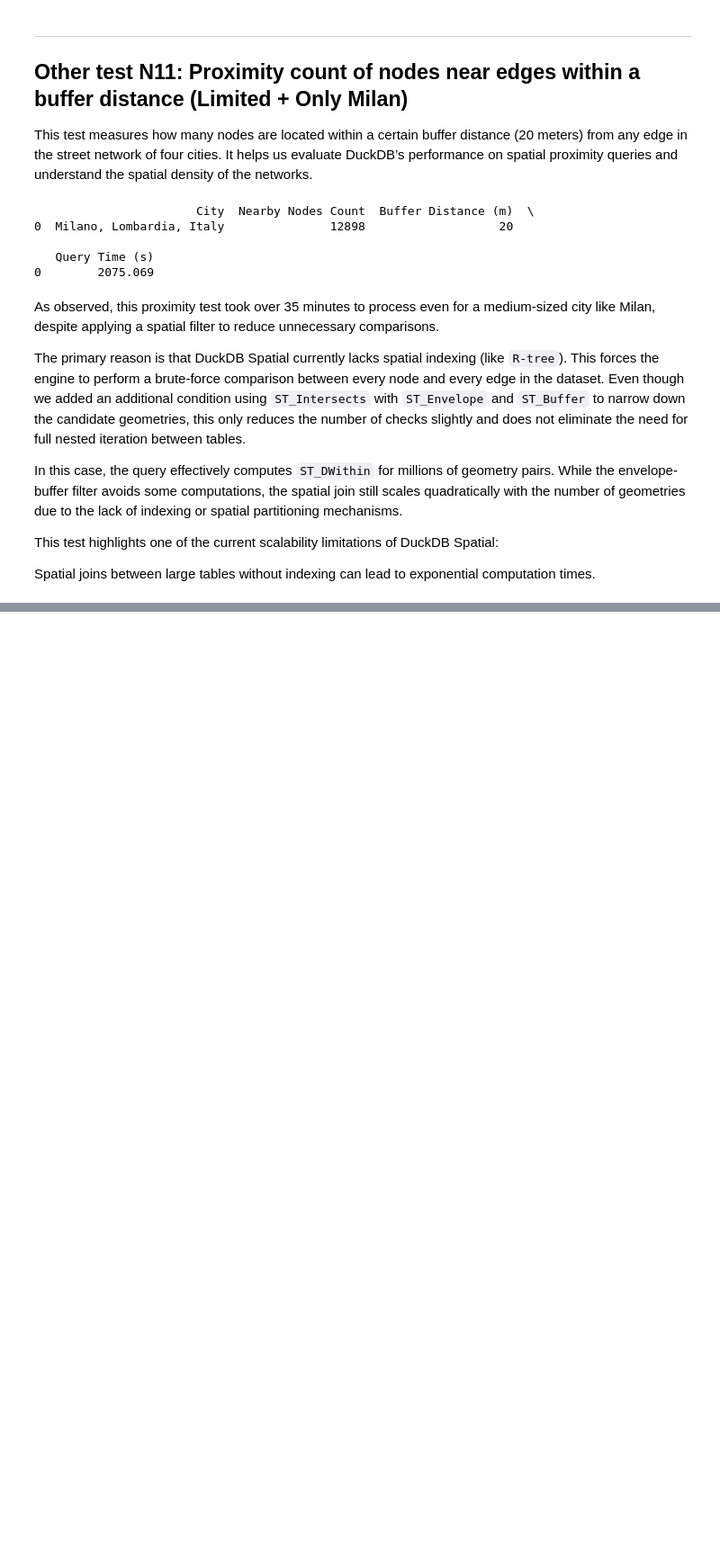
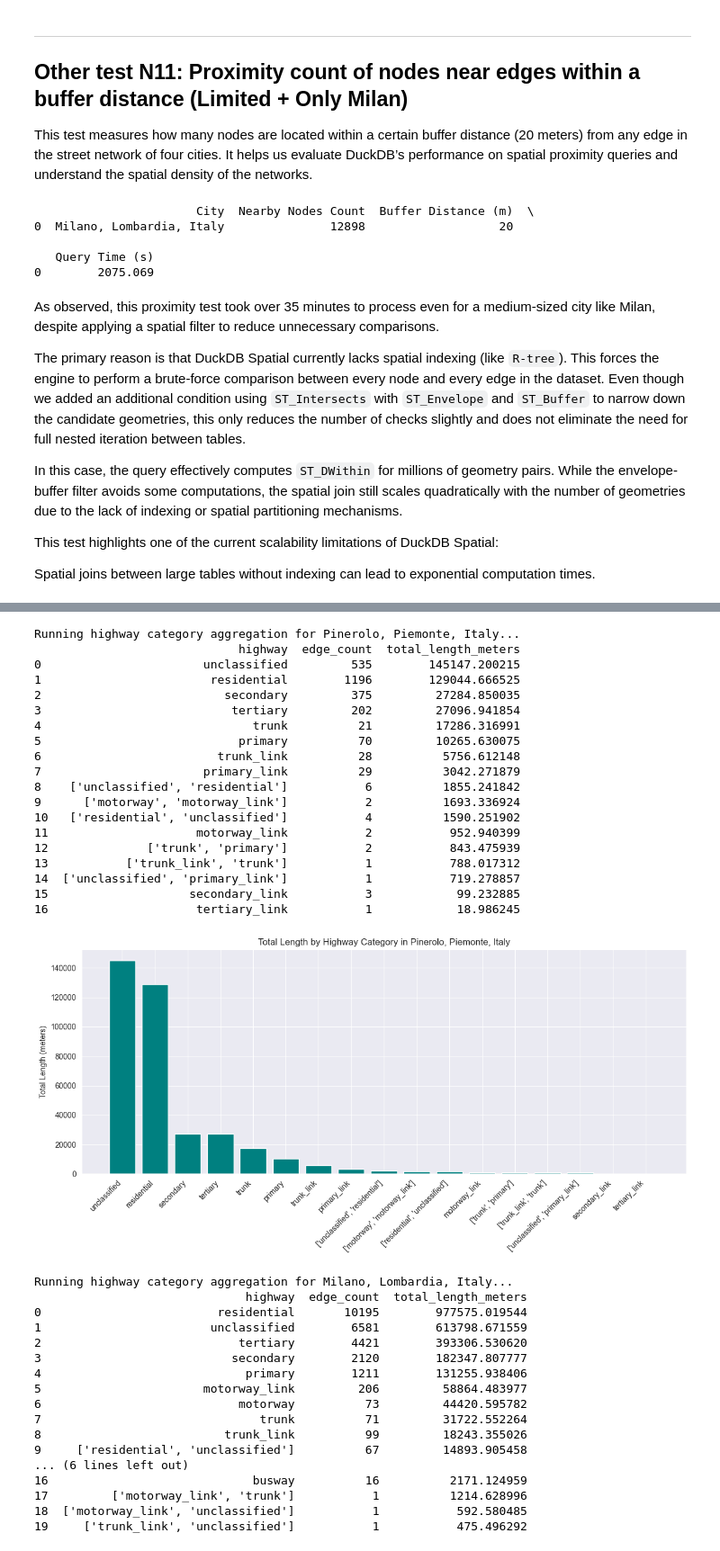
Before and after one commit to dimuzzo/testing-project, a Jupyter notebook: DuckDB/duckdb_scalability_test.ipynb, the cells around one changed output, grey strips where cells are left out. Shown at 90% size. Drawn from its saved outputs; the diff is of its cells as text; code cells hidden in the pictures; blank space fills up the shorter version.

Commit message:
Added some other benchmark tests, one gives computational problems already with the calculation for Milan. Might update next if I can find a solution to lighten the data load.

```diff
--- a/DuckDB/duckdb_scalability_test.ipynb
+++ b/DuckDB/duckdb_scalability_test.ipynb
@@ -769,0 +833,68 @@ Spatial joins between large tables without indexing can lead to exponential comp
+# %%
+for city in cities:
+    table_suffix = normalize_city_name(city)
+
+    print(f"Running highway category aggregation for {city}...")
+
+    query = f"""
+    SELECT
+        highway,
+        COUNT(*) AS edge_count,
+        SUM(ST_Length(ST_GeomFromText(geometry_wkt))) AS total_length_meters
+    FROM edges_{table_suffix}
+    WHERE highway IS NOT NULL
+    GROUP BY highway
+    ORDER BY total_length_meters DESC
+    LIMIT 20;
+    """
+
+    # Execute the query and load results into a DataFrame
+    df_highway = con.execute(query).fetchdf()
+    print(df_highway)
+
+    # Plot results for easy interpretation
+    plt.figure(figsize=(12, 6))
+    plt.bar(df_highway['highway'], df_highway['total_length_meters'], color='teal')
+    plt.xticks(rotation=45, ha='right')
+    plt.title(f"Total Length by Highway Category in {city}")
+    plt.ylabel("Total Length (meters)")
+    plt.tight_layout()
+    plt.show()
+# %% [output]
+Running highway category aggregation for Pinerolo, Piemonte, Italy...
+                             highway  edge_count  total_length_meters
+0                       unclassified         535        145147.200215
+1                        residential        1196        129044.666525
+2                          secondary         375         27284.850035
+3                           tertiary         202         27096.941854
+4                              trunk          21         17286.316991
+5                            primary          70         10265.630075
+6                         trunk_link          28          5756.612148
+7                       primary_link          29          3042.271879
+8    ['unclassified', 'residential']           6          1855.241842
+9      ['motorway', 'motorway_link']           2          1693.336924
+10   ['residential', 'unclassified']           4          1590.251902
+11                     motorway_link           2           952.940399
+12              ['trunk', 'primary']           2           843.475939
+13           ['trunk_link', 'trunk']           1           788.017312
+14  ['unclassified', 'primary_link']           1           719.278857
+15                    secondary_link           3            99.232885
+16                     tertiary_link           1            18.986245
+[figure, added]
+Running highway category aggregation for Milano, Lombardia, Italy...
+                              highway  edge_count  total_length_meters
+0                         residential       10195        977575.019544
+1                        unclassified        6581        613798.671559
+2                            tertiary        4421        393306.530620
+3                           secondary        2120        182347.807777
+4                             primary        1211        131255.938406
+5                       motorway_link         206         58864.483977
+6                            motorway          73         44420.595782
+7                               trunk          71         31722.552264
+8                          trunk_link          99         18243.355026
+9     ['residential', 'unclassified']          67         14893.905458
+... (6 lines left out)
+16                             busway          16          2171.124959
+17         ['motorway_link', 'trunk']           1          1214.628996
+18  ['motorway_link', 'unclassified']           1           592.580485
+19     ['trunk_link', 'unclassified']           1           475.496292
```
Also changed, not shown: parts of 9 cells of this notebook.
